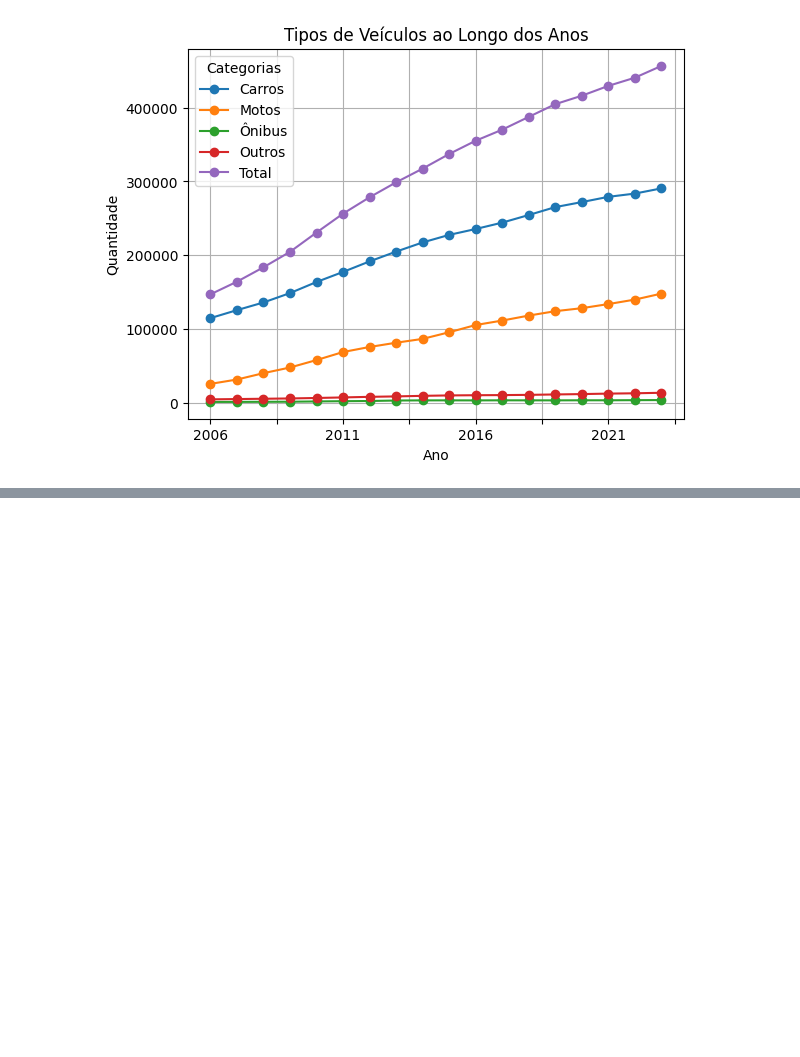
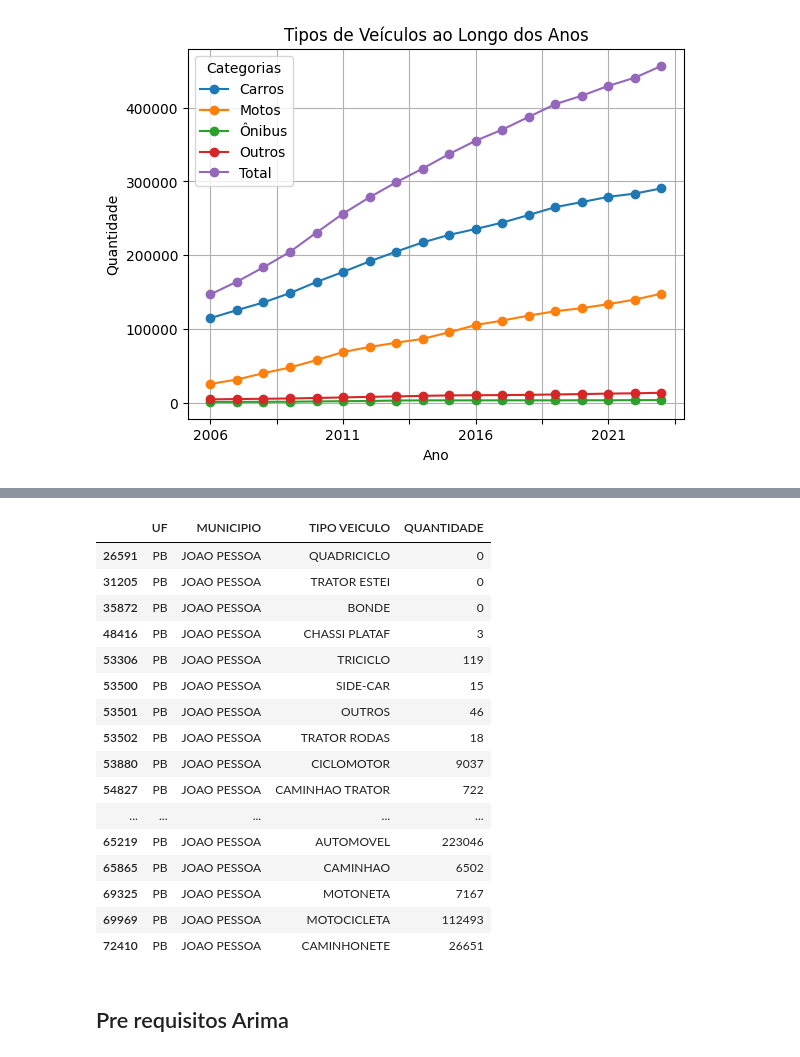
Before and after one commit to augustomiguel/seriestemporais, a Jupyter notebook: st_veiculos.ipynb, the cells around one changed output, grey strips where cells are left out. Cells and saved outputs as stored; diff of their text form; code cells hidden in the pictures; blank space fills up the shorter version.

```diff
--- a/st_veiculos.ipynb
+++ b/st_veiculos.ipynb
@@ -331,0 +334,2 @@ plt.show()
+# %%
+jan_2021 = pd.read_csv('frota_janeiro_2021.csv', delimiter=';')
@@ -331,0 +345,25 @@ plt.show()
+# %%
+jan21_PB = jan_2021[jan_2021['UF'] == 'PB']
+jan21_JP = jan21_PB[jan21_PB['MUNICIPIO'] == 'JOAO PESSOA']
+# %%
+jan21_JP
+# %% [output]
+|  | UF | MUNICIPIO | TIPO VEICULO | QUANTIDADE |
+| 26591 | PB | JOAO PESSOA | QUADRICICLO | 0 |
+| 31205 | PB | JOAO PESSOA | TRATOR ESTEI | 0 |
+| 35872 | PB | JOAO PESSOA | BONDE | 0 |
+| 48416 | PB | JOAO PESSOA | CHASSI PLATAF | 3 |
+| 53306 | PB | JOAO PESSOA | TRICICLO | 119 |
+| 53500 | PB | JOAO PESSOA | SIDE-CAR | 15 |
+| 53501 | PB | JOAO PESSOA | OUTROS | 46 |
+| 53502 | PB | JOAO PESSOA | TRATOR RODAS | 18 |
+| 53880 | PB | JOAO PESSOA | CICLOMOTOR | 9037 |
+| 54827 | PB | JOAO PESSOA | CAMINHAO TRATOR | 722 |
+| ... | ... | ... | ... | ... |
+| 65219 | PB | JOAO PESSOA | AUTOMOVEL | 223046 |
+| 65865 | PB | JOAO PESSOA | CAMINHAO | 6502 |
+| 69325 | PB | JOAO PESSOA | MOTONETA | 7167 |
+| 69969 | PB | JOAO PESSOA | MOTOCICLETA | 112493 |
+| 72410 | PB | JOAO PESSOA | CAMINHONETE | 26651 |
+# %% [markdown]
+## Pre requisitos Arima
```
Also changed, not shown: parts of 20 cells of this notebook.
